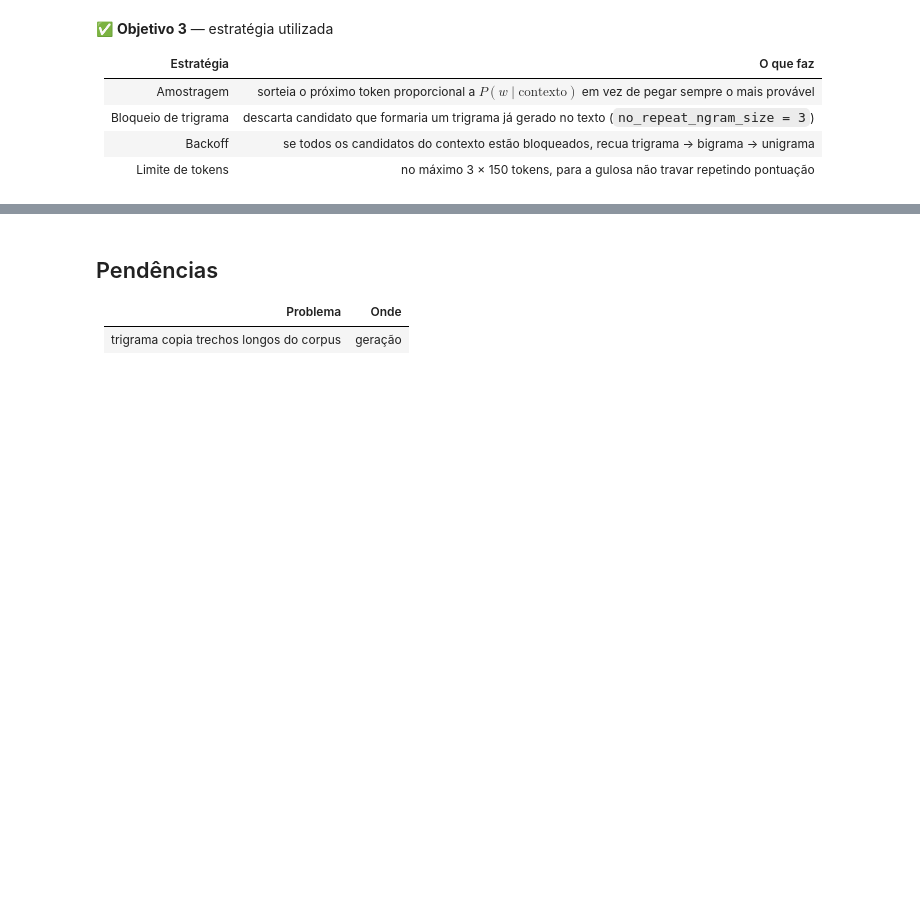
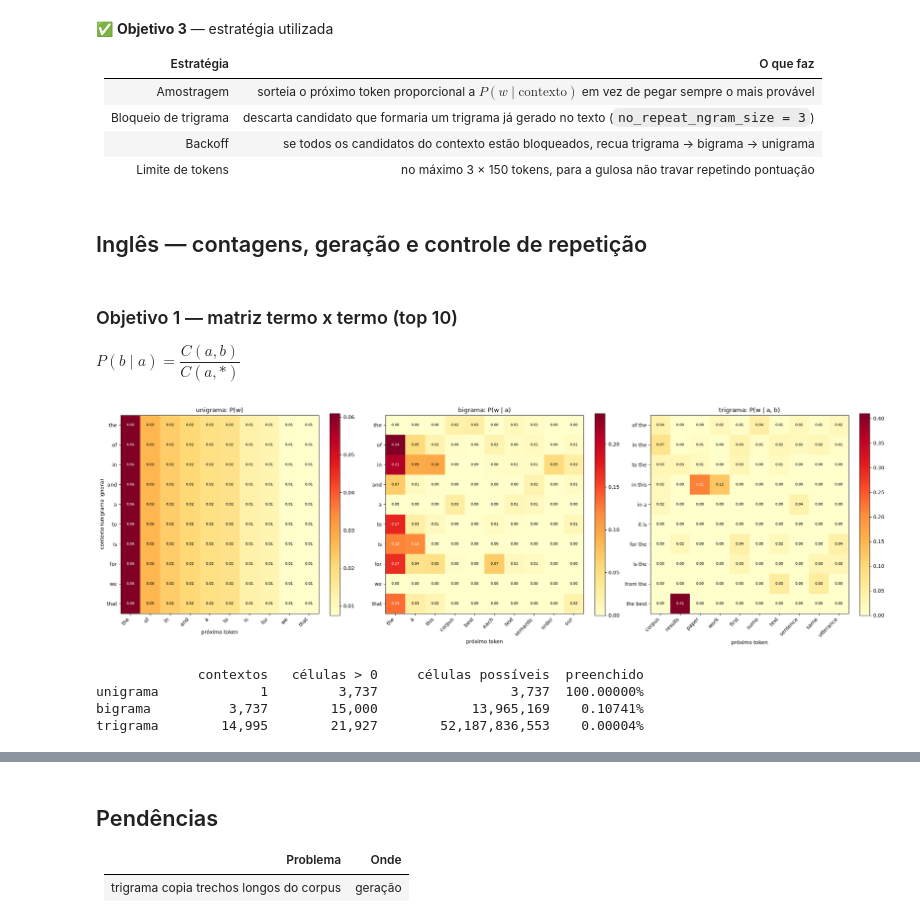
Before and after one commit to joaoleahy/topicos-banco-de-dados-ii, a Jupyter notebook: pratica-2-ngramas/notebook.ipynb, the cells around one changed output, grey strips where cells are left out. Drawn from its saved outputs; the diff is of its cells as text; code cells hidden in the pictures; blank space fills up the shorter version.

Commit message:
fix: separa português e inglês nas práticas 2 e 3

```diff
--- a/pratica-2-ngramas/notebook.ipynb
+++ b/pratica-2-ngramas/notebook.ipynb
@@ -68 +72,6 @@ tokens : 62,006 | types: 7,778
+# %%
+IDIOMA = 'pt'
+INICIO = ['o']
+INICIO_BACKOFF = ['classe']
+docs = docs_por_idioma[IDIOMA]
 # %% [markdown]
@@ -75,6 +84,7 @@ import matplotlib.pyplot as plt
 from ml import matriz, ngrama
 
 T = ngrama.modelos(docs, 3)
+modelos_por_idioma[IDIOMA] = T
 top = matriz.top_palavras(docs, 10)
 
 ctx_bi = [(w,) for w in top]
@@ -260,0 +274,48 @@ bigramas mais repetidos (bigrama, gulosa + bloqueio): [(('de', 'um'), 19), ((','
+# %% [markdown]
+## Inglês — contagens, geração e controle de repetição
+# %%
+IDIOMA = 'en'
+INICIO = ['the']
+INICIO_BACKOFF = ['class']
+docs = docs_por_idioma[IDIOMA]
+# %% [markdown]
+### Objetivo 1 — matriz termo x termo (top 10)
+
+$P(b \mid a) = \dfrac{C(a, b)}{C(a, \ast)}$
+# %%
+import matplotlib.pyplot as plt
+
+from ml import matriz, ngrama
+
+T = ngrama.modelos(docs, 3)
+modelos_por_idioma[IDIOMA] = T
+top = matriz.top_palavras(docs, 10)
+
+ctx_bi = [(w,) for w in top]
+ctx_tri = matriz.top_contextos(T[3], 10)
+paineis = [
+    ("unigrama: P(w)", [()] * 10, top, T[1], top),
+    ("bigrama: P(w | a)", ctx_bi, top, T[2], matriz.top_sucessores(T[2], ctx_bi)),
+    ("trigrama: P(w | a, b)", ctx_tri, [" ".join(c) for c in ctx_tri], T[3], matriz.top_sucessores(T[3], ctx_tri)),
+]
+
+fig, axes = plt.subplots(1, 3, figsize=(22, 7))
+for ax, (titulo, contextos, rotulos, tabela, colunas) in zip(axes, paineis):
+    matriz.heatmap(ax, matriz.submatriz(tabela, contextos, colunas), rotulos, colunas, titulo)
+axes[0].set_ylabel("contexto (unigrama ignora)")
+fig.tight_layout()
+plt.show()
+# %% [output]
+[figure, added]
+# %%
+V = len(T[1][()])
+print(f"{'':<10}{'contextos':>12}{'células > 0':>14}{'células possíveis':>22}{'preenchido':>12}")
+for n, nome in [(1, "unigrama"), (2, "bigrama"), (3, "trigrama")]:
+    cheias = sum(len(l) for l in T[n].values())
+    possiveis = V**n
+    print(f"{nome:<10}{len(T[n]):>12,}{cheias:>14,}{possiveis:>22,}{cheias / possiveis:>12.5%}")
+# %% [output]
+             contextos   células > 0     células possíveis  preenchido
+unigrama             1         3,737                 3,737  100.00000%
+bigrama          3,737        15,000            13,965,169    0.10741%
+trigrama        14,995        21,927        52,187,836,553    0.00004%
```
Also changed, not shown: parts of 36 cells of this notebook, 1 other file.
